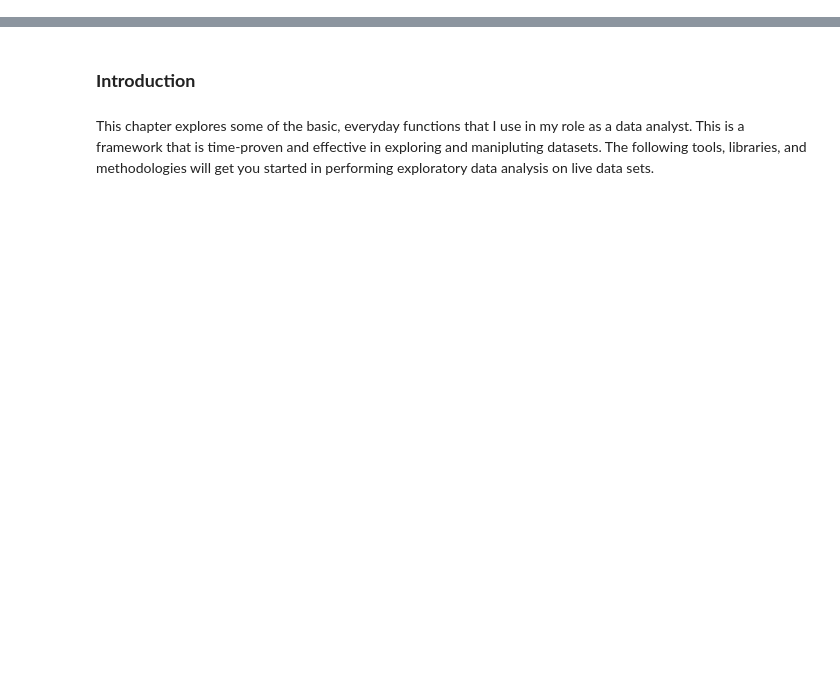
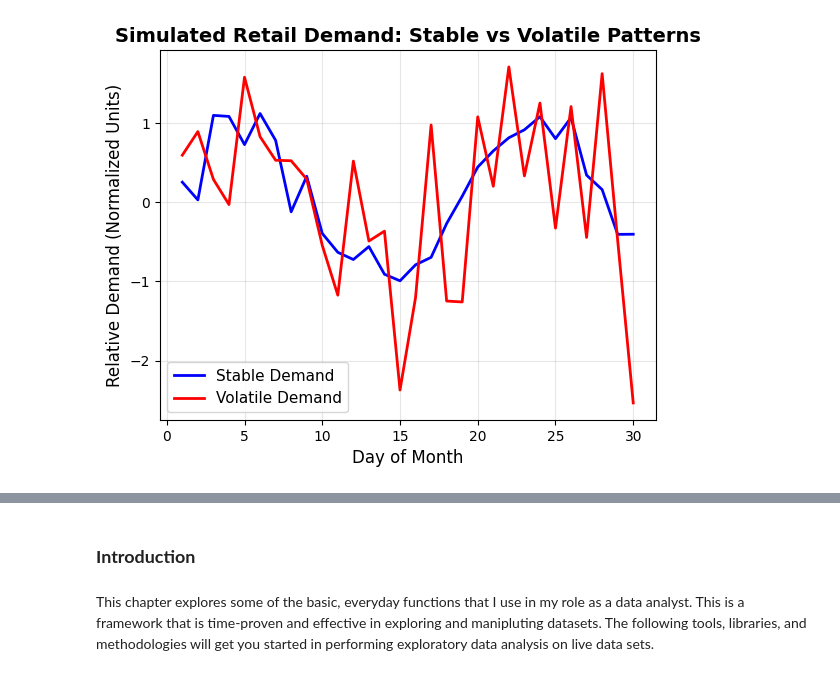
Before and after one commit to bendupey87/data_101_textbook, a Jupyter notebook: book/_build/jupyter_execute/data_101_book.ipynb, the cells around one changed output, grey strips where cells are left out. Cells and saved outputs as stored; diff of their text form; code cells hidden in the pictures; blank space fills up the shorter version.

```diff
--- a/book/_build/jupyter_execute/data_101_book.ipynb
+++ b/book/_build/jupyter_execute/data_101_book.ipynb
@@ -3,0 +921,40 @@
+# %%
+# Import required libraries for data visualization and numerical operations
+import matplotlib.pyplot as plt  # For creating charts and graphs
+import numpy as np               # For mathematical operations and random number generation
+
+# Create a time series representing 30 days of demand data
+days = np.arange(1, 31)  # Generate an array of integers from 1 to 30 (representing days)
+
+# Simulate STABLE demand pattern
+# np.sin(days/3) creates a smooth cyclical pattern (like weekly seasonality)
+# np.random.normal(0, 0.2, size=30) adds small random variations around the pattern
+# The 0.2 standard deviation means 95% of variations are within ±0.4 units
+stable = np.sin(days/3) + np.random.normal(0, 0.2, size=30)
+
+# Simulate VOLATILE demand pattern
+# Same cyclical base pattern but with much larger random variations
+# The 0.8 standard deviation means 95% of variations are within ±1.6 units
+# This represents unpredictable demand swings that are 4x larger than stable demand
+volatile = np.sin(days/3) + np.random.normal(0, 0.8, size=30)
+
+# Create the visualization
+plt.plot(days, stable, label="Stable Demand", linewidth=2, color='blue')    # Smooth, predictable line
+plt.plot(days, volatile, label="Volatile Demand", linewidth=2, color='red') # Jagged, unpredictable line
+
+# Add chart formatting and labels
+plt.title("Simulated Retail Demand: Stable vs Volatile Patterns", fontsize=14, fontweight='bold')
+plt.xlabel("Day of Month", fontsize=12)
+plt.ylabel("Relative Demand (Normalized Units)", fontsize=12)
+plt.legend(fontsize=11)  # Show which line represents which demand type
+
+# Add a grid for easier reading of values
+plt.grid(True, alpha=0.3)  # Light grid lines to help read exact values
+
+# Display the chart
+plt.show()
+
+# BUSINESS INSIGHT: Stable demand is much easier to forecast and manage inventory for.
+# Volatile demand requires larger safety stock and more sophisticated forecasting models.
+# %% [output]
+[figure, added]
```
Also changed, not shown: parts of 240 cells of this notebook, 49 other files.
